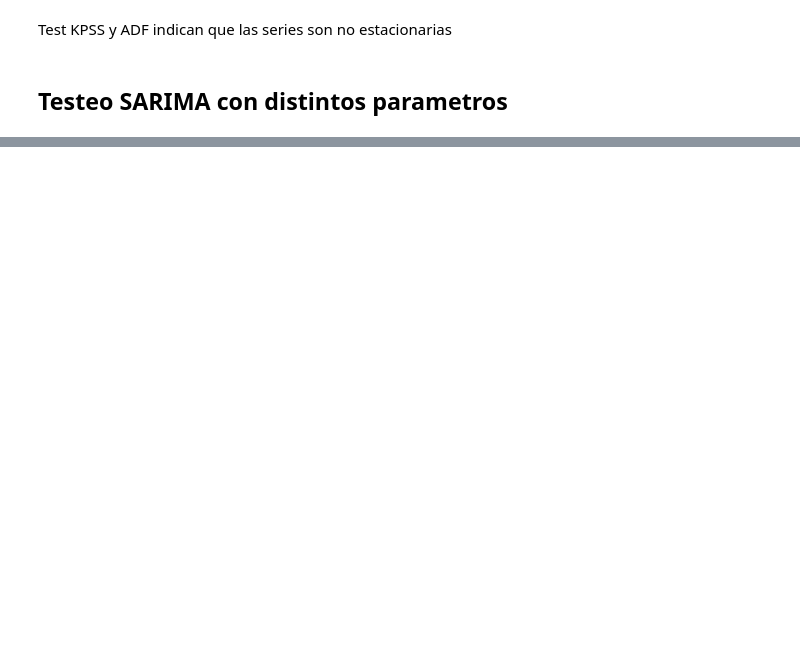
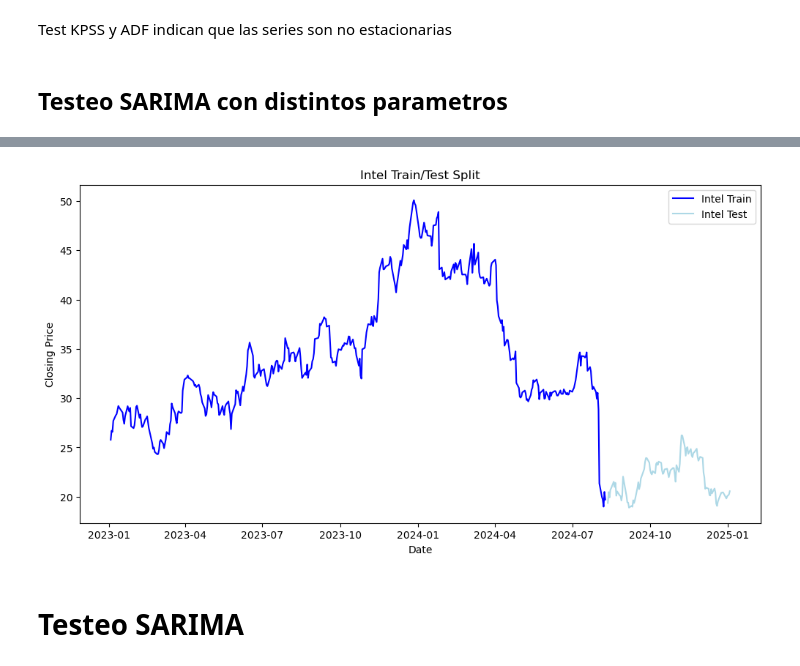
Before and after one commit to NicoPala01/AST_MCD_E10, a Jupyter notebook: AST_notebook.ipynb, the cells around one changed output, grey strips where cells are left out. Saved outputs shown, nothing was run; the diff lists cells and outputs as text; code cells hidden in the pictures; blank space fills up the shorter version.

```diff
--- a/AST_notebook.ipynb
+++ b/AST_notebook.ipynb
@@ -340,0 +224,12 @@ Total fit time: 0.236 seconds
+# %%
+plt.figure(figsize=(12, 6))
+plt.plot(intel_train, label='Intel Train', color='blue')
+plt.plot(intel_test, label='Intel Test', color='lightblue')
+plt.title('Intel Train/Test Split')
+plt.xlabel('Date')
+plt.ylabel('Closing Price')
+plt.legend();
+# %% [output]
+[figure, added]
+# %% [markdown]
+# Testeo SARIMA
```
Also changed, not shown: parts of 30 cells of this notebook.
